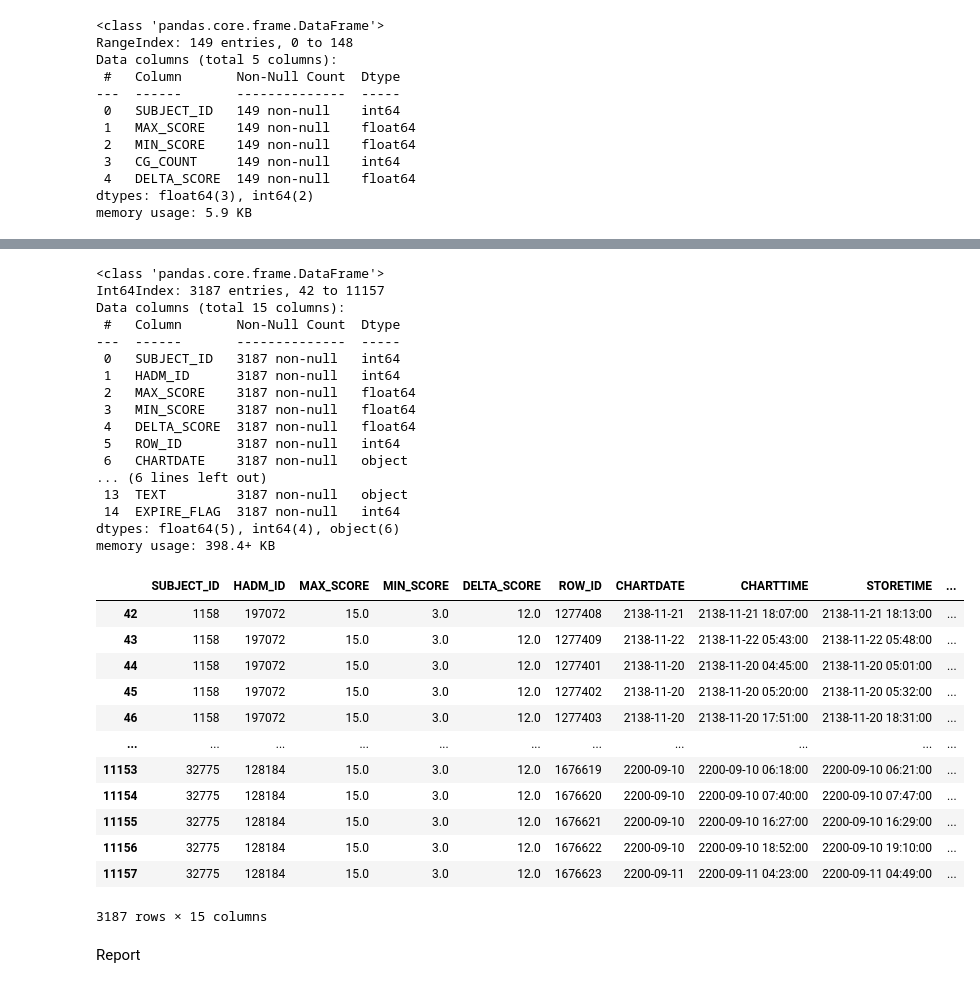
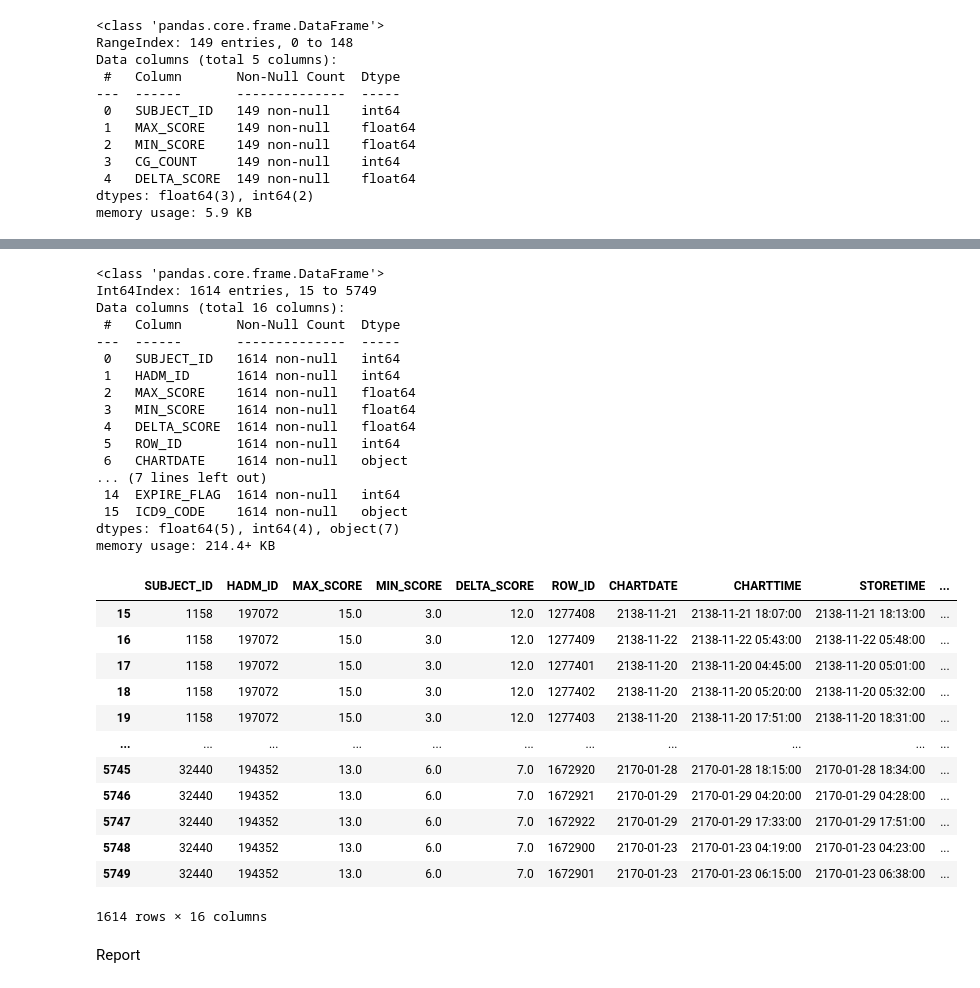
Before and after one commit to tanoManzo/mimic_trajectories, a Jupyter notebook: MIMIC_TRAJECTORY_embeddings_04_01_collect_data.ipynb, the cells around one changed output, grey strips where cells are left out. Cells and saved outputs as stored; diff of their text form; code cells hidden in the pictures.

```diff
--- a/MIMIC_TRAJECTORY_embeddings_04_01_collect_data.ipynb
+++ b/MIMIC_TRAJECTORY_embeddings_04_01_collect_data.ipynb
@@ -227,41 +251,43 @@ memory usage: 174.8+ MB
 # %%
 df_notes_icd8xx_tsicu_gcs_scores = df_patients_icd8xx_tsicu_gcs_scores.merge(df_note_events, on=['SUBJECT_ID','HADM_ID'], how='inner')
 df_notes_icd8xx_tsicu_gcs_scores = df_notes_icd8xx_tsicu_gcs_scores.merge(df_patients[['SUBJECT_ID', 'EXPIRE_FLAG']], on=['SUBJECT_ID'], how='inner')
+df_notes_icd8xx_tsicu_gcs_scores = df_notes_icd8xx_tsicu_gcs_scores.merge(df_8xx_tsicu[['SUBJECT_ID', 'ICD9_CODE','HADM_ID']], on=['SUBJECT_ID','HADM_ID'], how='inner')
 df_notes_icd8xx_tsicu_gcs_scores = df_notes_icd8xx_tsicu_gcs_scores[df_notes_icd8xx_tsicu_gcs_scores['CATEGORY']=='Nursing/other']
-df_notes_icd8xx_tsicu_gcs_scores = df_notes_icd8xx_tsicu_gcs_scores[df_notes_icd8xx_tsicu_gcs_scores['DELTA_SCORE'] > 11.0]
+df_notes_icd8xx_tsicu_gcs_scores = df_notes_icd8xx_tsicu_gcs_scores[df_notes_icd8xx_tsicu_gcs_scores['DELTA_SCORE'] > 5.0]
+df_notes_icd8xx_tsicu_gcs_scores = df_notes_icd8xx_tsicu_gcs_scores[df_notes_icd8xx_tsicu_gcs_scores['EXPIRE_FLAG'] == 1]
 df_notes_icd8xx_tsicu_gcs_scores.info()
 df_notes_icd8xx_tsicu_gcs_scores
 # %% [output]
 <class 'pandas.core.frame.DataFrame'>
-Int64Index: 3187 entries, 42 to 11157
-Data columns (total 15 columns):
+Int64Index: 1614 entries, 15 to 5749
+Data columns (total 16 columns):
  #   Column       Non-Null Count  Dtype
 ---  ------       --------------  -----
- 0   SUBJECT_ID   3187 non-null   int64
- 1   HADM_ID      3187 non-null   int64
- 2   MAX_SCORE    3187 non-null   float64
- 3   MIN_SCORE    3187 non-null   float64
- 4   DELTA_SCORE  3187 non-null   float64
- 5   ROW_ID       3187 non-null   int64
- 6   CHARTDATE    3187 non-null   object
-... (6 lines left out)
- 13  TEXT         3187 non-null   object
- 14  EXPIRE_FLAG  3187 non-null   int64
-dtypes: float64(5), int64(4), object(6)
-memory usage: 398.4+ KB
+ 0   SUBJECT_ID   1614 non-null   int64
+ 1   HADM_ID      1614 non-null   int64
+ 2   MAX_SCORE    1614 non-null   float64
+ 3   MIN_SCORE    1614 non-null   float64
+ 4   DELTA_SCORE  1614 non-null   float64
+ 5   ROW_ID       1614 non-null   int64
+ 6   CHARTDATE    1614 non-null   object
+... (7 lines left out)
+ 14  EXPIRE_FLAG  1614 non-null   int64
+ 15  ICD9_CODE    1614 non-null   object
+dtypes: float64(5), int64(4), object(7)
+memory usage: 214.4+ KB
 |  | SUBJECT_ID | HADM_ID | MAX_SCORE | MIN_SCORE | DELTA_SCORE | ROW_ID | CHARTDATE | CHARTTIME | STORETIME | ... |
-| 42 | 1158 | 197072 | 15.0 | 3.0 | 12.0 | 1277408 | 2138-11-21 | 2138-11-21 18:07:00 | 2138-11-21 18:13:00 | ... |
-| 43 | 1158 | 197072 | 15.0 | 3.0 | 12.0 | 1277409 | 2138-11-22 | 2138-11-22 05:43:00 | 2138-11-22 05:48:00 | ... |
-| 44 | 1158 | 197072 | 15.0 | 3.0 | 12.0 | 1277401 | 2138-11-20 | 2138-11-20 04:45:00 | 2138-11-20 05:01:00 | ... |
-| 45 | 1158 | 197072 | 15.0 | 3.0 | 12.0 | 1277402 | 2138-11-20 | 2138-11-20 05:20:00 | 2138-11-20 05:32:00 | ... |
-| 46 | 1158 | 197072 | 15.0 | 3.0 | 12.0 | 1277403 | 2138-11-20 | 2138-11-20 17:51:00 | 2138-11-20 18:31:00 | ... |
+| 15 | 1158 | 197072 | 15.0 | 3.0 | 12.0 | 1277408 | 2138-11-21 | 2138-11-21 18:07:00 | 2138-11-21 18:13:00 | ... |
+| 16 | 1158 | 197072 | 15.0 | 3.0 | 12.0 | 1277409 | 2138-11-22 | 2138-11-22 05:43:00 | 2138-11-22 05:48:00 | ... |
+| 17 | 1158 | 197072 | 15.0 | 3.0 | 12.0 | 1277401 | 2138-11-20 | 2138-11-20 04:45:00 | 2138-11-20 05:01:00 | ... |
+| 18 | 1158 | 197072 | 15.0 | 3.0 | 12.0 | 1277402 | 2138-11-20 | 2138-11-20 05:20:00 | 2138-11-20 05:32:00 | ... |
+| 19 | 1158 | 197072 | 15.0 | 3.0 | 12.0 | 1277403 | 2138-11-20 | 2138-11-20 17:51:00 | 2138-11-20 18:31:00 | ... |
 | ... | ... | ... | ... | ... | ... | ... | ... | ... | ... | ... |
-| 11153 | 32775 | 128184 | 15.0 | 3.0 | 12.0 | 1676619 | 2200-09-10 | 2200-09-10 06:18:00 | 2200-09-10 06:21:00 | ... |
-| 11154 | 32775 | 128184 | 15.0 | 3.0 | 12.0 | 1676620 | 2200-09-10 | 2200-09-10 07:40:00 | 2200-09-10 07:47:00 | ... |
-| 11155 | 32775 | 128184 | 15.0 | 3.0 | 12.0 | 1676621 | 2200-09-10 | 2200-09-10 16:27:00 | 2200-09-10 16:29:00 | ... |
-| 11156 | 32775 | 128184 | 15.0 | 3.0 | 12.0 | 1676622 | 2200-09-10 | 2200-09-10 18:52:00 | 2200-09-10 19:10:00 | ... |
-| 11157 | 32775 | 128184 | 15.0 | 3.0 | 12.0 | 1676623 | 2200-09-11 | 2200-09-11 04:23:00 | 2200-09-11 04:49:00 | ... |
+| 5745 | 32440 | 194352 | 13.0 | 6.0 | 7.0 | 1672920 | 2170-01-28 | 2170-01-28 18:15:00 | 2170-01-28 18:34:00 | ... |
+| 5746 | 32440 | 194352 | 13.0 | 6.0 | 7.0 | 1672921 | 2170-01-29 | 2170-01-29 04:20:00 | 2170-01-29 04:28:00 | ... |
+| 5747 | 32440 | 194352 | 13.0 | 6.0 | 7.0 | 1672922 | 2170-01-29 | 2170-01-29 17:33:00 | 2170-01-29 17:51:00 | ... |
+| 5748 | 32440 | 194352 | 13.0 | 6.0 | 7.0 | 1672900 | 2170-01-23 | 2170-01-23 04:19:00 | 2170-01-23 04:23:00 | ... |
+| 5749 | 32440 | 194352 | 13.0 | 6.0 | 7.0 | 1672901 | 2170-01-23 | 2170-01-23 06:15:00 | 2170-01-23 06:38:00 | ... |
-3187 rows × 15 columns
+1614 rows × 16 columns
 # %%
 PATH_TO_SAVE = "/content/drive/MyDrive/NIH/Data/"
 name_file_to_save = 'NOTES_NURSING_TRAJECTORIES_TSICU_GCS_HADM.csv'
```
Also changed, not shown: parts of 2 cells of this notebook.
